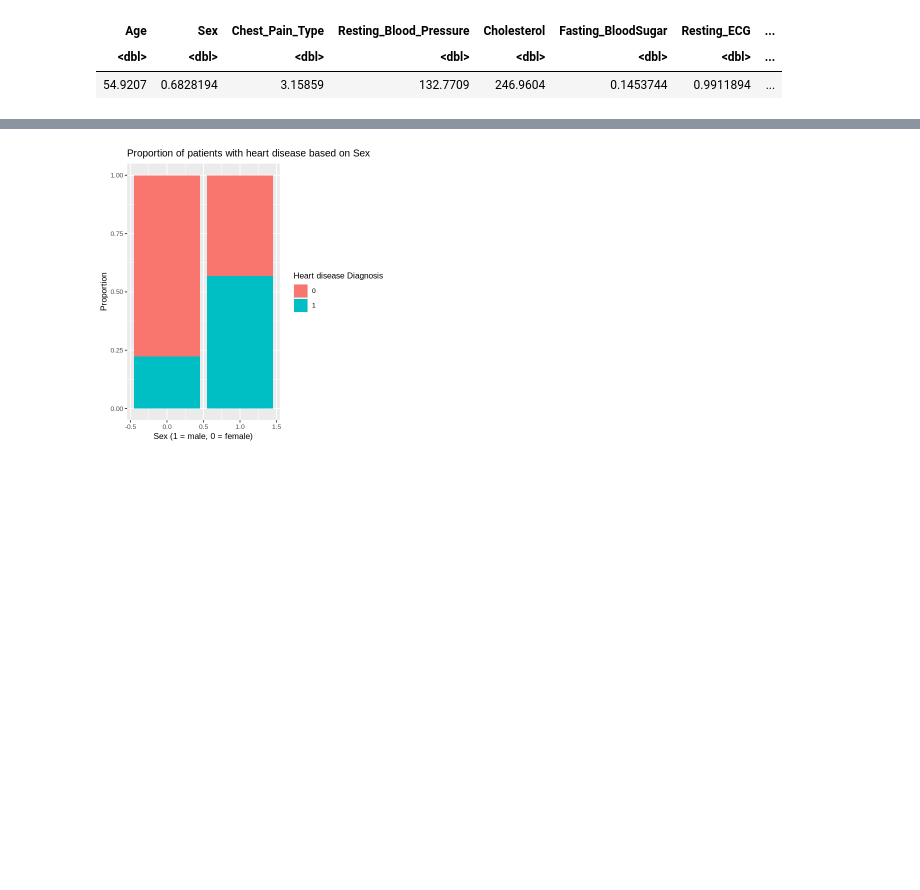
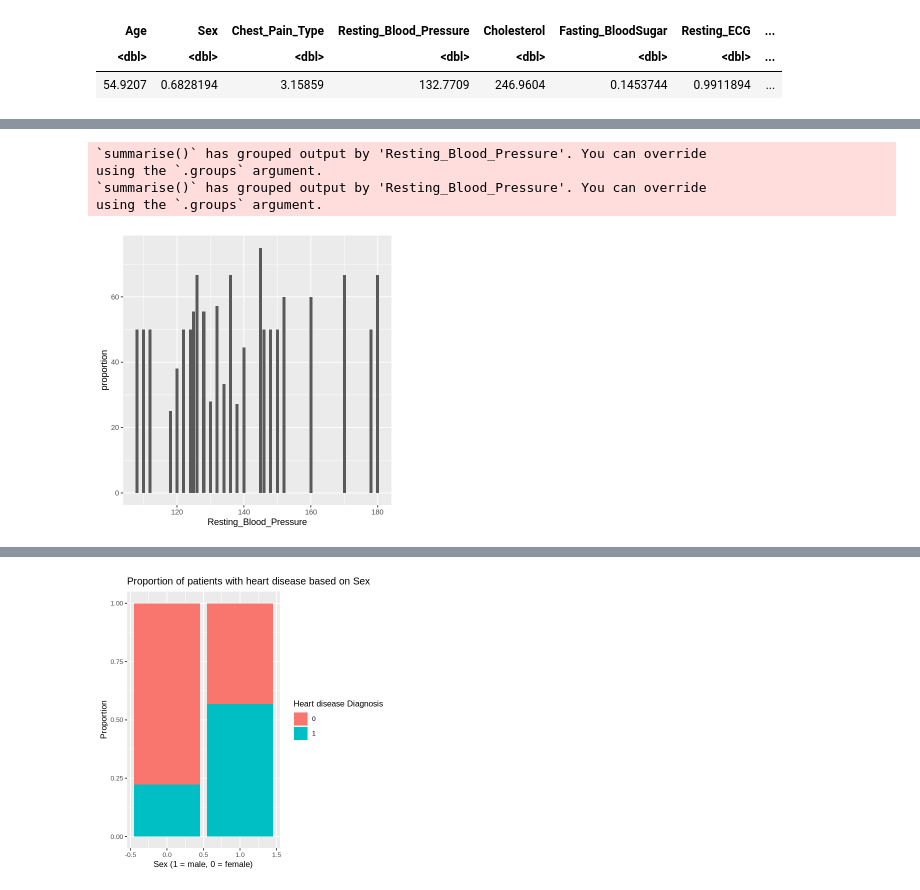
Before and after one commit to devr07/Project-DSCI100, a Jupyter notebook: projectpropsal.ipynb, the cells around one changed output, grey strips where cells are left out. Saved outputs shown, nothing was run; the diff lists cells and outputs as text; code cells hidden in the pictures; blank space fills up the shorter version.

```diff
--- a/projectpropsal.ipynb
+++ b/projectpropsal.ipynb
@@ -151,0 +121,26 @@ argument.
+# %%
+heart_bp_table0 <- training_data |>
+               filter(Heart_Disease_Diagnosis == 0) |>
+               group_by(Resting_Blood_Pressure, Heart_Disease_Diagnosis) |>
+               summarize(count = n())
+
+heart_bp_table1 <- training_data |>
+               filter(Heart_Disease_Diagnosis == 1)|>
+               group_by(Resting_Blood_Pressure, Heart_Disease_Diagnosis) |>
+               summarize(count = n())
+
+heart_bp_table <- merge(heart_bp_table0, heart_bp_table1, by="Resting_Blood_Pressure") |>
+                     rename("HeartPositive" = count.y, "HeartNegative" = count.x) |>
+                     select(-Heart_Disease_Diagnosis.x, -Heart_Disease_Diagnosis.y) |>
+                     mutate(proportion = (HeartPositive/(HeartNegative+HeartPositive))*100)
+#heart_count_table
+
+heart_bp_plot <- ggplot(heart_bp_table, aes(x = Resting_Blood_Pressure, y = proportion)) +
+                 geom_bar(stat = "identity")
+heart_bp_plot
+# %% [output]
+`summarise()` has grouped output by 'Resting_Blood_Pressure'. You can override
+using the `.groups` argument.
+`summarise()` has grouped output by 'Resting_Blood_Pressure'. You can override
+using the `.groups` argument.
+[figure, added]
```
Also changed, not shown: parts of 8 cells of this notebook.
